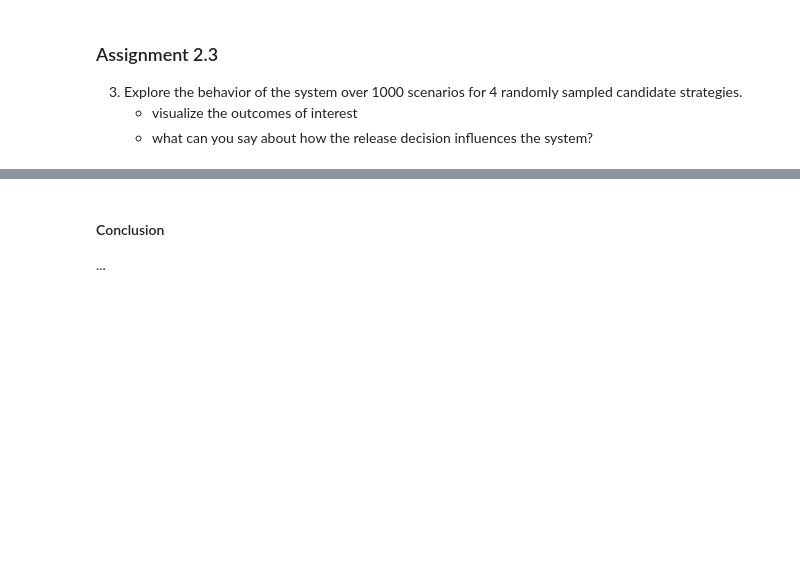
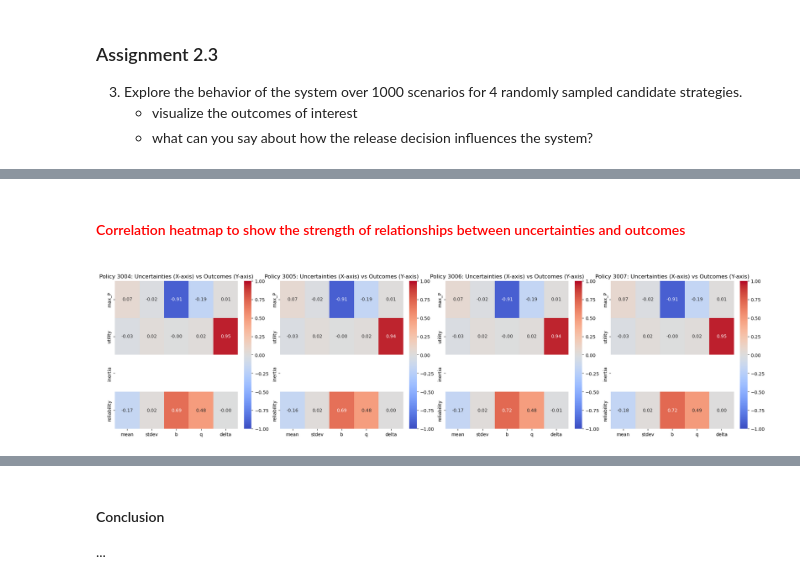
Before and after one commit to movephutthaphaiboon/epa141A_open_local, a Jupyter notebook: Week 1-2 - general intro to exploratory modelling/assignment 2 - lakemodel.ipynb, the cells around one changed output, grey strips where cells are left out. Drawn from its saved outputs; the diff is of its cells as text; code cells hidden in the pictures; blank space fills up the shorter version.

```diff
--- a/Week 1-2 - general intro to exploratory modelling/assignment 2 - lakemodel.ipynb
+++ b/Week 1-2 - general intro to exploratory modelling/assignment 2 - lakemodel.ipynb
@@ -336,0 +531,37 @@ Note that for the lake model, 1 value of an outcome is for 1 scenario
+# %% [markdown]
+<span style="color:red">
+
+#### Correlation heatmap to show the strength of relationships between uncertainties and outcomes
+
+</span>
+# %%
+# Convert the 'policy' column to string type for filtering
+data['policy'] = data['policy'].astype(str)
+
+# Get unique policies
+unique_policies = data['policy'].unique()
+
+# Create a vertical subplot
+fig, axes = plt.subplots(1, len(unique_policies), figsize=(20, 5), constrained_layout=True)
+
+# Plot correlation matrix for each policy
+for ax, policy in zip(axes, unique_policies):
+    # Filter data for the current policy
+    policy_data = data[data['policy'] == policy]
+
+    # Select only numeric columns for correlation
+    policy_numeric_data = policy_data[['mean', 'stdev', 'b', 'q', 'delta', 'max_P', 'utility', 'inertia', 'reliability']]
+
+    # Compute correlation matrix
+    corr_matrix = policy_numeric_data.corr()
+
+    # Transpose the correlation matrix for proper orientation
+    corr_matrix_transposed = corr_matrix.loc[['max_P', 'utility', 'inertia', 'reliability'], ['mean', 'stdev', 'b', 'q', 'delta']]
+
+    # Plot heatmap
+    sns.heatmap(corr_matrix_transposed, annot=True, cmap='coolwarm', fmt=".2f", vmin=-1, vmax=1, ax=ax)
+    ax.set_title(f'Policy {policy}: Uncertainties (X-axis) vs Outcomes (Y-axis)')
+
+plt.show()
+# %% [output]
+[figure, added]
```
Also changed, not shown: parts of 24 cells of this notebook.
